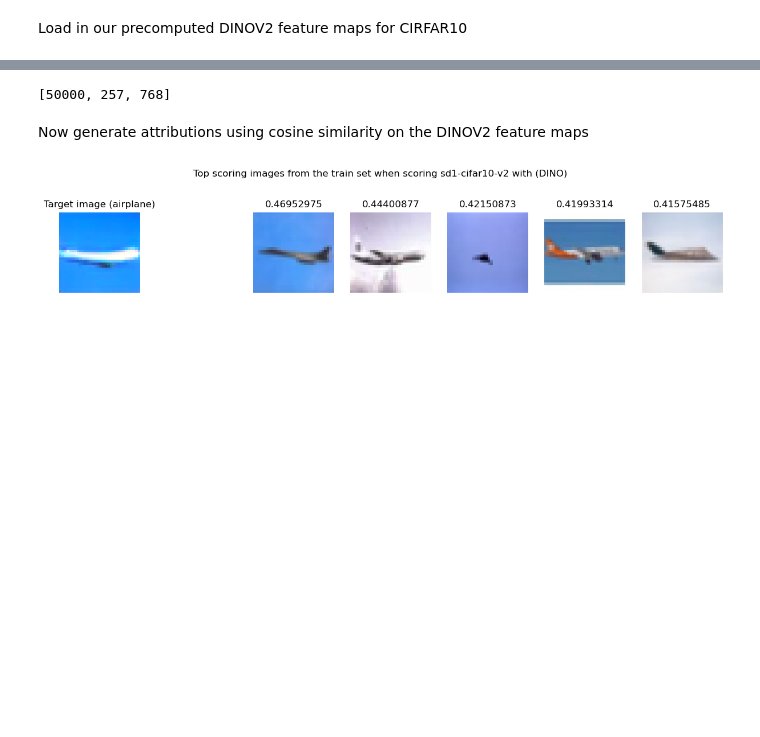
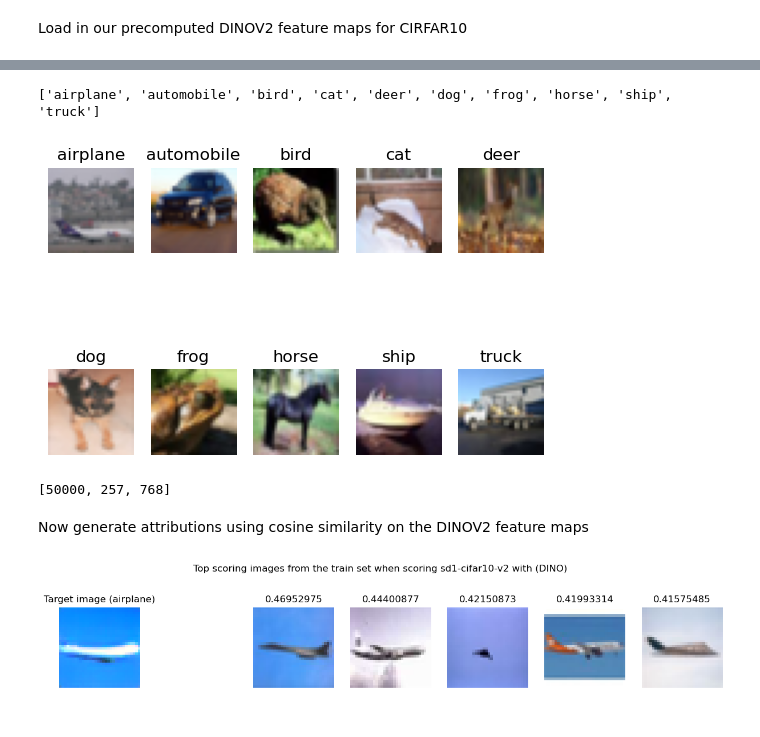
Before and after one commit to Naterjack/Data-Attribution-for-Stable-Diffusion, a Jupyter notebook: SD1_DINO_Attribution.ipynb, the cells around one changed output, grey strips where cells are left out. Saved outputs shown, nothing was run; the diff lists cells and outputs as text; code cells hidden in the pictures; blank space fills up the shorter version.

```diff
--- a/SD1_DINO_Attribution.ipynb
+++ b/SD1_DINO_Attribution.ipynb
@@ -39,3 +47,30 @@ for prompt in prompts:
+# %%
+from PIL import Image
+import matplotlib.pyplot as plt
+%matplotlib inline
+
+NUM_SEEDS = 20
+SEED_TO_PREVIEW = 1
+
+search_index = 0
+prompts = train_dataset_config.class_captions
+print(prompts)
+
+for i in range(10):
+    plt.subplot(2, 5, i+1)
+    plt.axis('off')
+
+    #Train dataset is not in class order, so we will have to search
+    prompt = prompts[i]
+    search_index = 0
+    while train_dataset_config.dataset[search_index][train_dataset_config.caption_column] != prompt:
+        search_index += 1
+
+    plt.title(train_dataset_config.dataset[search_index][train_dataset_config.caption_column])
+    plt.imshow(train_dataset_config.dataset[search_index][train_dataset_config.image_column])
+# %% [output]
+['airplane', 'automobile', 'bird', 'cat', 'deer', 'dog', 'frog', 'horse', 'ship', 'truck']
+[figure, added]
 # %%
 import torch
 dino_cifar10 = torch.load("dino_cifar10.pt")
```
Also changed, not shown: parts of 13 cells of this notebook, 2 other files.
